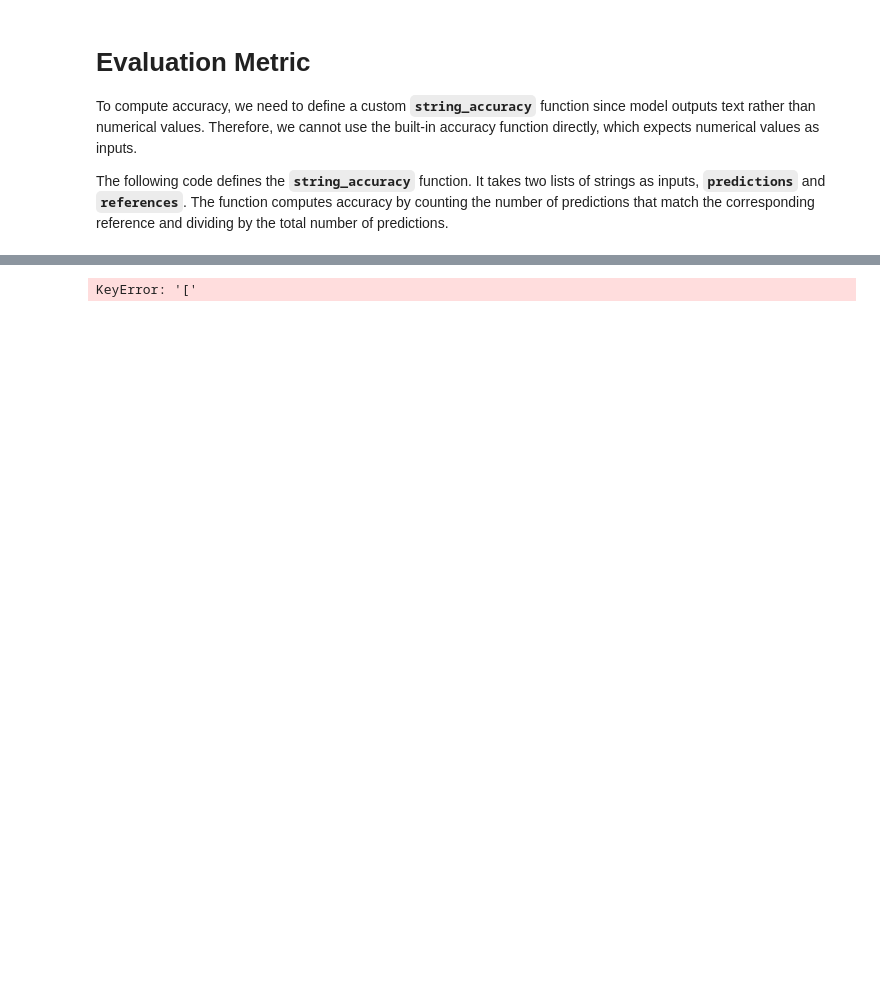
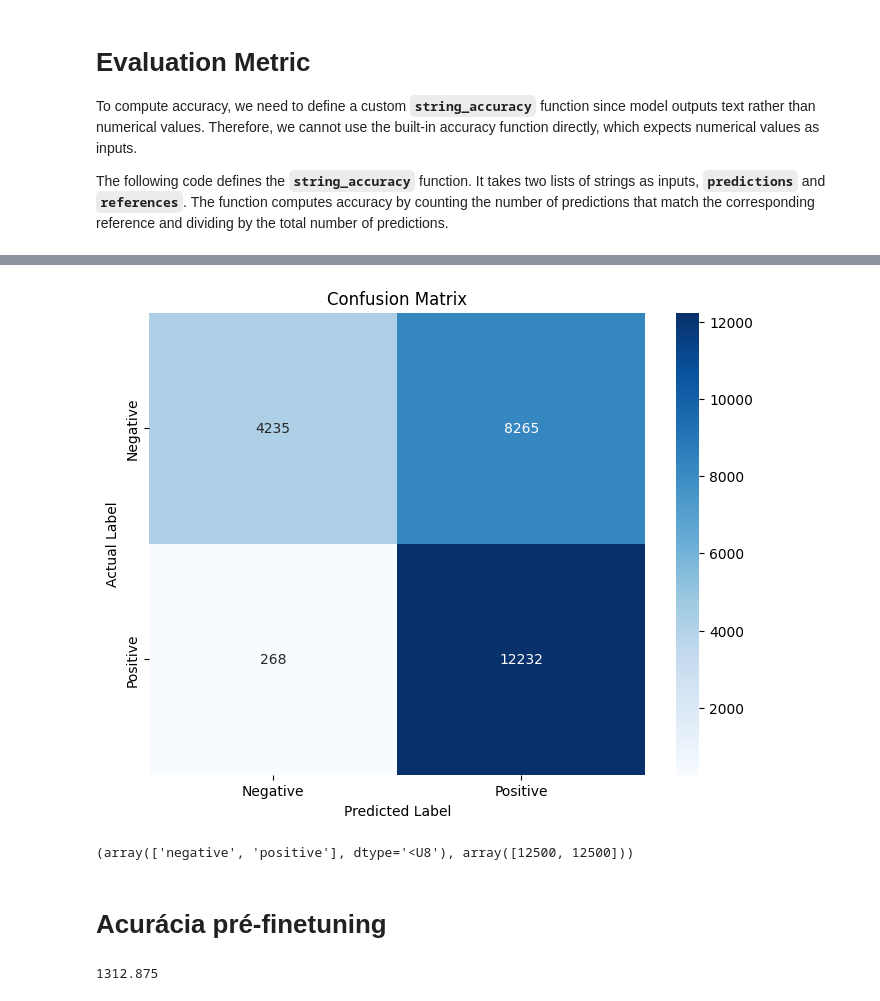
Before and after one commit to EltonCN/IA024, a Jupyter notebook: 07-QLoRA/Aula_6_7_Fine_tuning_Phi_1-5_Instruct_for_sentence_classification_using_QLoRA.ipynb, the cells around one changed output, grey strips where cells are left out. Drawn from its saved outputs; the diff is of its cells as text; code cells hidden in the pictures; blank space fills up the shorter version.

Commit message:
7 - Treino do modelo

```diff
--- a/07-QLoRA/Aula_6_7_Fine_tuning_Phi_1-5_Instruct_for_sentence_classification_using_QLoRA.ipynb
+++ b/07-QLoRA/Aula_6_7_Fine_tuning_Phi_1-5_Instruct_for_sentence_classification_using_QLoRA.ipynb
@@ -451,0 +460,10 @@ max_steps is given, it will override any value given in num_train_epochs
+# %%
+import pynvml
+
+def get_used_memory():
+    pynvml.nvmlInit()
+    handle = pynvml.nvmlDeviceGetHandleByIndex(0)
+    info = pynvml.nvmlDeviceGetMemoryInfo(handle)
+    mem = info.used/1024**2
+
+    return mem
@@ -535,18 +565,23 @@ prompt = """<s>[INST]You are a sentiment classifier. Use only "positive" or "neg
 
 Sentence: {sentence}[\INST]
 """
-def classify_sentence(sentence):
+def classify_sentence(sentence, model, print_memory:bool=False):
   text = prompt.format(sentence=sentence)
   encodeds = tokenizer(text, return_tensors="pt", add_special_tokens=False)
   model_inputs = encodeds.to(device)
 
   with torch.no_grad():
-    outputs = merged_model.generate(**model_inputs,max_new_tokens=1,bos_token_id=merged_model.config.bos_token_id,
-                                eos_token_id=merged_model.config.eos_token_id,
-                                pad_token_id=merged_model.config.eos_token_id
+    outputs = model.generate(**model_inputs,max_new_tokens=1,bos_token_id=model.config.bos_token_id,
+                                eos_token_id=model.config.eos_token_id,
+                                pad_token_id=model.config.eos_token_id
                              )
+
+    if print_memory:
+      mem = get_used_memory()
+      print(f"Used {mem} MB for inference")
+
     torch.cuda.empty_cache()
 
   return tokenizer.decode(outputs[0][len(model_inputs["input_ids"][0]):], skip_special_tokens=True)
 
-classify_sentence("This movie is too bad")
+classify_sentence("This movie is too bad", merged_model, True)
@@ -559,7 +592,7 @@ from tqdm import tqdm
 predictions = []
 references = test_dataset["class"]
 for item in tqdm(test_dataset):
-  predicted = classify_sentence(item['sentence'])
+  predicted = classify_sentence(item['text'], merged_model)
   predictions.append(predicted)
 # %%
 from collections import Counter
@@ -588,27 +665,58 @@ accuracy
+# %%
+import numpy as np
+
+predictions_np = np.array(predictions)
+mask = predictions_np == "positive"
+mask = np.bitwise_or(mask, predictions_np == "negative")
+
+predictions_changed = np.array(predictions)
+predictions_changed[np.bitwise_not(mask)] = "negative"
 # %%
 import matplotlib.pyplot as plt
 from sklearn.metrics import confusion_matrix
 import seaborn as sns
 
 
 # Convert labels to a numerical form
 labels = {"positive": 1, "negative": 0}
 y_true_num = [labels[label] for label in references]
-y_pred_num = [labels[label] for label in predictions]
+y_pred_num = [labels[label] for label in predictions_changed]
 
 # Compute the confusion matrix
-cm = confusion_matrix(y_true_num, y_pred_num)
+cm = confusion_matrix(np.array(y_true_num), np.array(y_pred_num))
 
 # Plot the confusion matrix using seaborn
 fig, ax = plt.subplots(figsize=(8, 6))
 sns.heatmap(cm, annot=True, fmt='d', cmap='Blues', xticklabels=["Negative", "Positive"], yticklabels=["Negative", "Positive"])
 
 # Labels, title, and ticks
 ax.set_ylabel('Actual Label')
 ax.set_xlabel('Predicted Label')
 ax.set_title('Confusion Matrix')
 
 # Show the plot
 plt.show()
 # %% [output]
-KeyError: '['
+[figure, added]
+# %%
+np.unique(np.array(train_dataset["class"]), return_counts=True) #Dataset balanceado
+# %% [output]
+(array(['negative', 'positive'], dtype='<U8'), array([12500, 12500]))
+# %% [markdown]
+# Acurácia pré-finetuning
+# %%
+del base_model
+gc.collect()
+
+del merged_model
+gc.collect()
+
+del new_model
+gc.collect()
+
+torch.cuda.empty_cache()
+gc.collect()
+
+get_used_memory()
+# %% [output]
+1312.875
```
Also changed, not shown: parts of 23 cells of this notebook, 1 other file.
